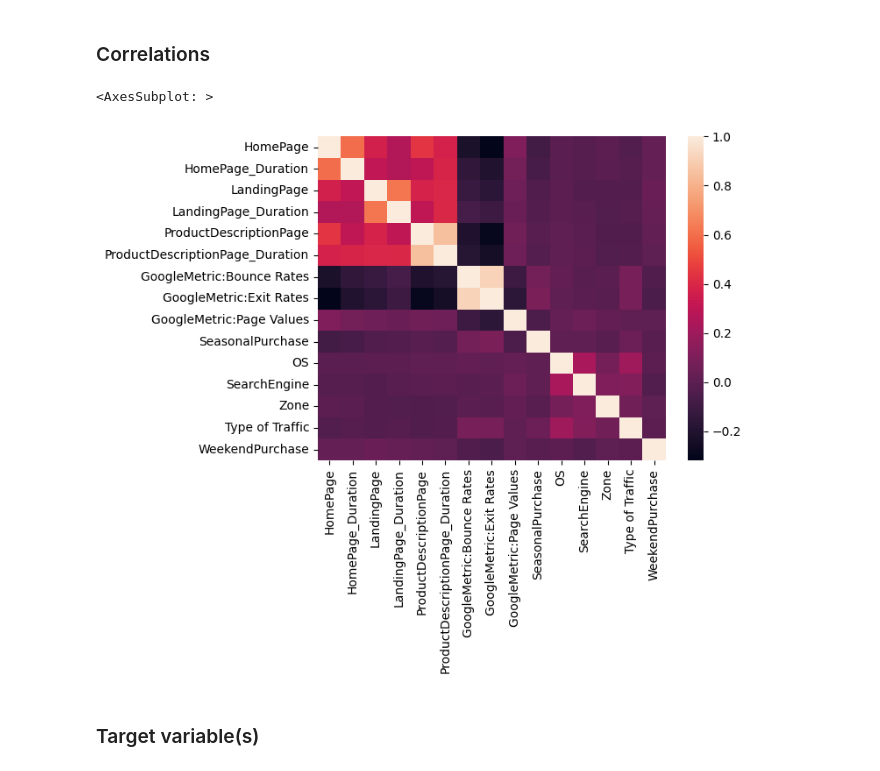
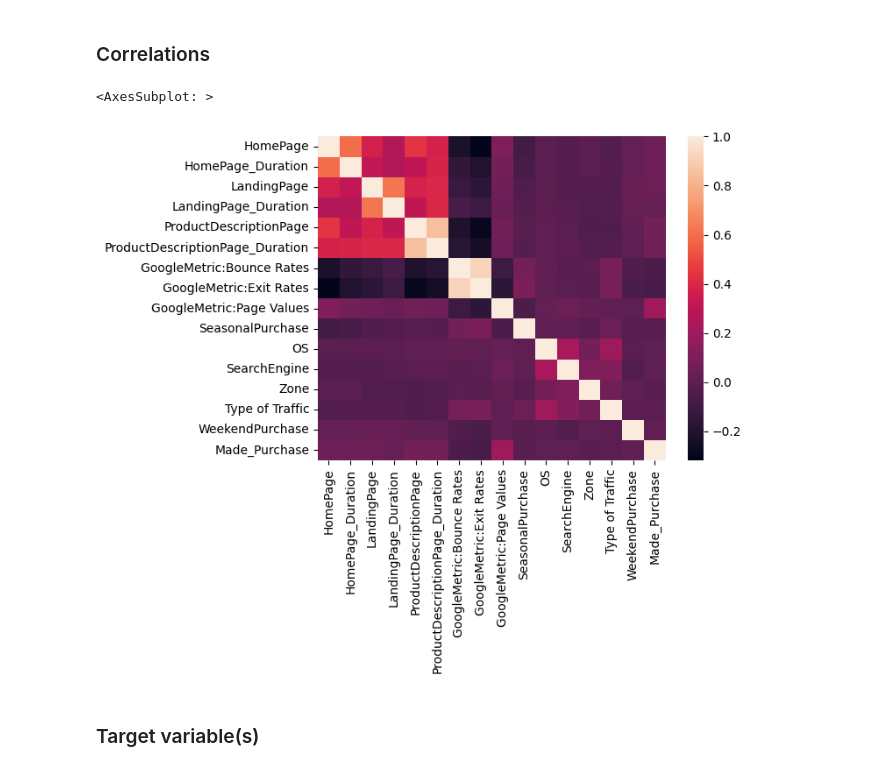
Before and after one commit to Nailsonseat/E-commerce-Shopper-s-Behaviour-Understanding, a Jupyter notebook: Final Notebook.ipynb, the cells around one changed output. Drawn from its saved outputs; the diff is of its cells as text; code cells hidden in the pictures.

```diff
--- a/Final Notebook.ipynb
+++ b/Final Notebook.ipynb
@@ -234,10 +237,10 @@ array([[<AxesSubplot: title={'center': 'HomePage'}>,
 # %% [markdown]
 ### Correlations
 # %%
-sns.heatmap(X.drop(['Month_SeasonalPurchase','CustomerType','Gender','Cookies Setting','Education','Marital Status'],axis=1).corr())
+sns.heatmap(train_data.drop(['Month_SeasonalPurchase','CustomerType','Gender','Cookies Setting','Education','Marital Status'],axis=1).corr())
 # %% [output]
 <AxesSubplot: >
-[figure, old version]
+[figure, new version]
 # %% [markdown]
 ### Target variable(s)
 # %%
```
Also changed, not shown: parts of 23 cells of this notebook.
